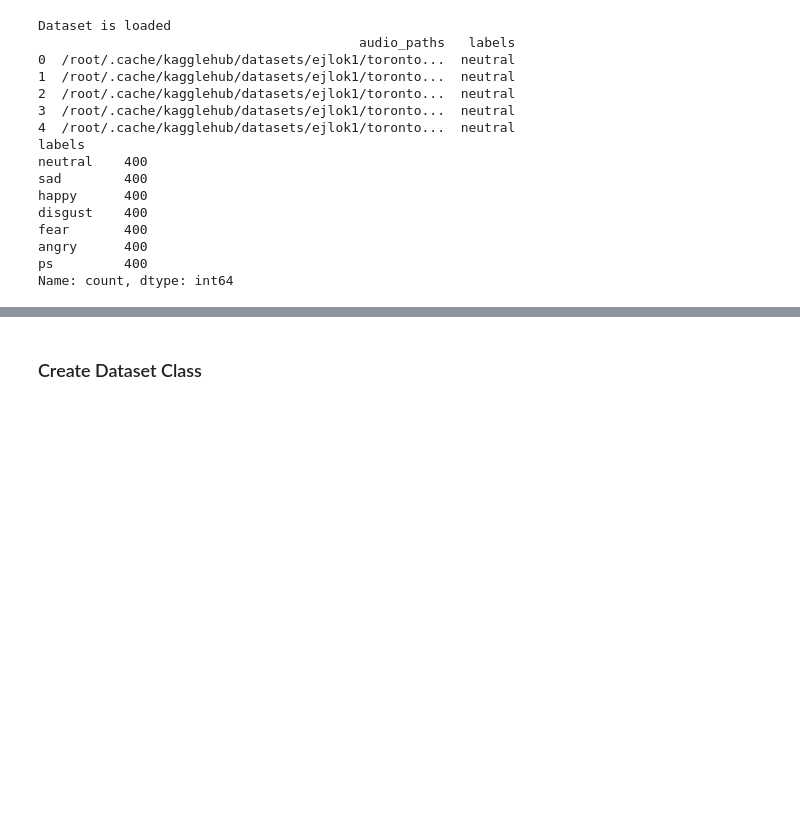
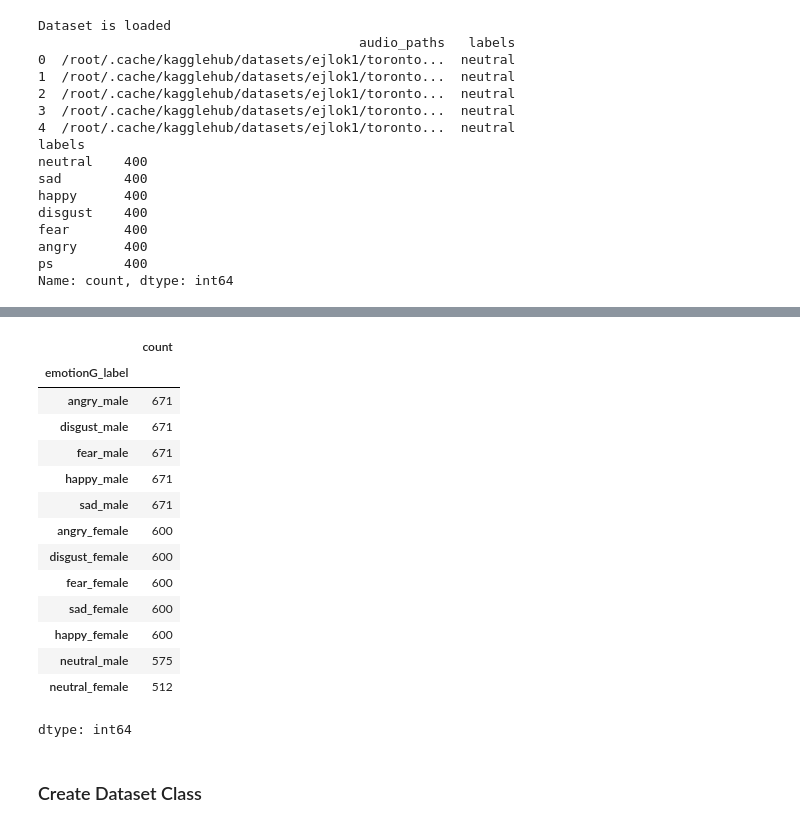
Before and after one commit to oliverkstalker/emotion-recognition, a Jupyter notebook: emotion_recognition.ipynb, the cells around one changed output, grey strips where cells are left out. Cells and saved outputs as stored; diff of their text form; code cells hidden in the pictures; blank space fills up the shorter version.

```diff
--- a/emotion_recognition.ipynb
+++ b/emotion_recognition.ipynb
@@ -81,3 +94,64 @@ Name: count, dtype: int64
+# %%
+CREMA = '/root/.cache/kagglehub/datasets/ejlok1/cremad/versions/1/AudioWAV/'
+dir_list = os.listdir(CREMA)
+dir_list.sort()
+
+emotionG = []
+gender = []
+emotionO = []
+path = []
+female_ids = [1002,1003,1004,1006,1007,1008,1009,1010,1012,1013,1018,1020,1021,
+              1024,1025,1028,1029,1030,1037,1043,1046,1047,1049,1052,1053,1054,
+              1055,1056,1058,1060,1061,1063,1072,1073,1074,1075,1076,1078,1079,
+              1082,1084,1089,1091]
+
+temp_dict = {"SAD":"sad", "ANG": "angry", "DIS":"disgust", "FEA":"fear",
+             "HAP":"happy", "NEU":"neutral"}
+
+def get_emotion_crema(filename, ids=female_ids, dc=temp_dict):
+  filename = filename.split("_")
+  emotionG1 = dc[filename[2]]
+  if int(filename[0]) in ids:
+    emotionG2 = "_female"
+  else:
+    emotionG2 = "_male"
+  emotionG = emotionG1 + emotionG2
+  return (emotionG, emotionG1, emotionG2[1:])
+
+
+for i in dir_list:
+  emotionG.append(get_emotion_crema(i)[0])
+  emotionO.append(get_emotion_crema(i)[1])
+  gender.append(get_emotion_crema(i)[2])
+  path.append(CREMA + i)
+
+CREMA_df = pd.DataFrame(emotionG, columns = ['emotionG_label'])
+CREMA_df['source'] = 'CREMA'
+CREMA_df = pd.concat([CREMA_df,pd.DataFrame(gender, columns = ['gender'])],axis=1)
+CREMA_df = pd.concat([CREMA_df,pd.DataFrame(emotionO, columns = ['emotion'])],axis=1)
+CREMA_df = pd.concat([CREMA_df,pd.DataFrame(path, columns = ['path'])],axis=1)
+
+# Filter only emotions that match TESS
+valid_emotions = ['neutral', 'sad', 'happy', 'disgust', 'fear', 'angry']
+CREMA_df = CREMA_df[CREMA_df['emotion'].isin(valid_emotions)]
+
+CREMA_df.emotionG_label.value_counts()
+# %% [output]
+|  | count |
+| emotionG_label |  |
+| angry_male | 671 |
+| disgust_male | 671 |
+| fear_male | 671 |
+| happy_male | 671 |
+| sad_male | 671 |
+| angry_female | 600 |
+| disgust_female | 600 |
+| fear_female | 600 |
+| sad_female | 600 |
+| happy_female | 600 |
+| neutral_male | 575 |
+| neutral_female | 512 |
+dtype: int64
 # %% [markdown]
 ### Create Dataset Class
 # %%
```
Also changed, not shown: parts of 13 cells of this notebook.
